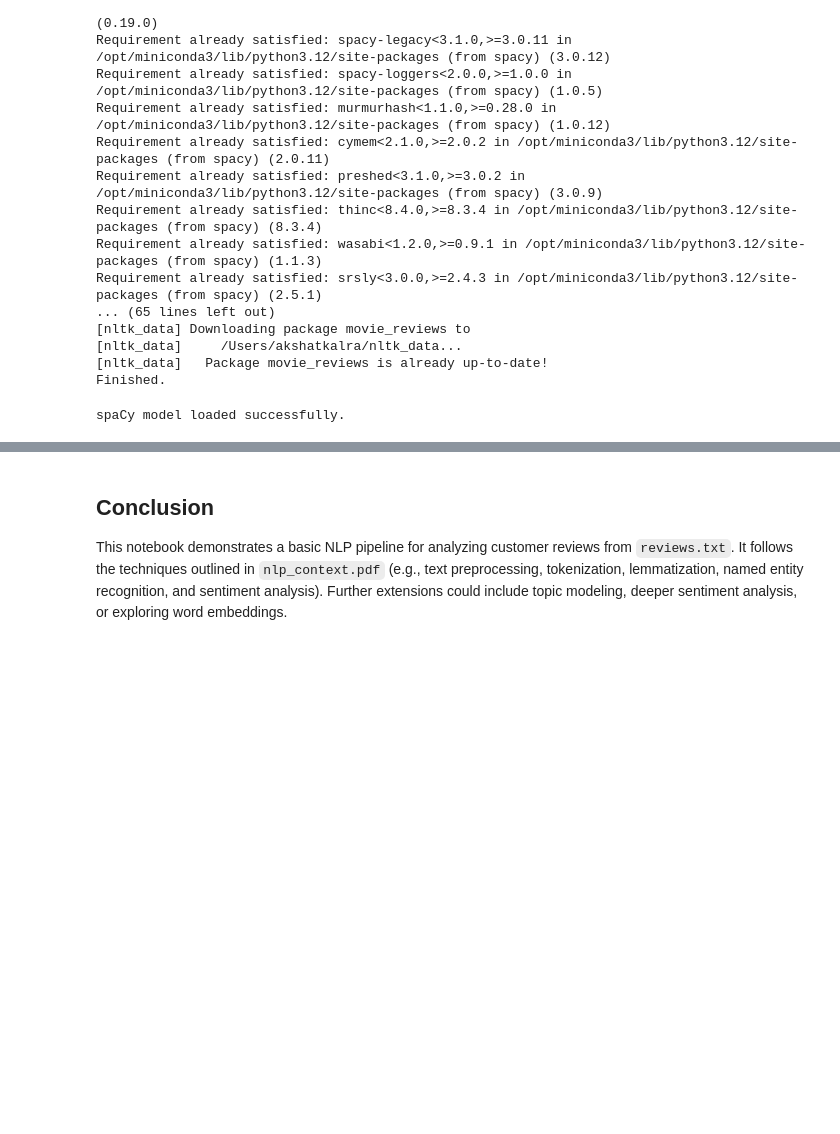
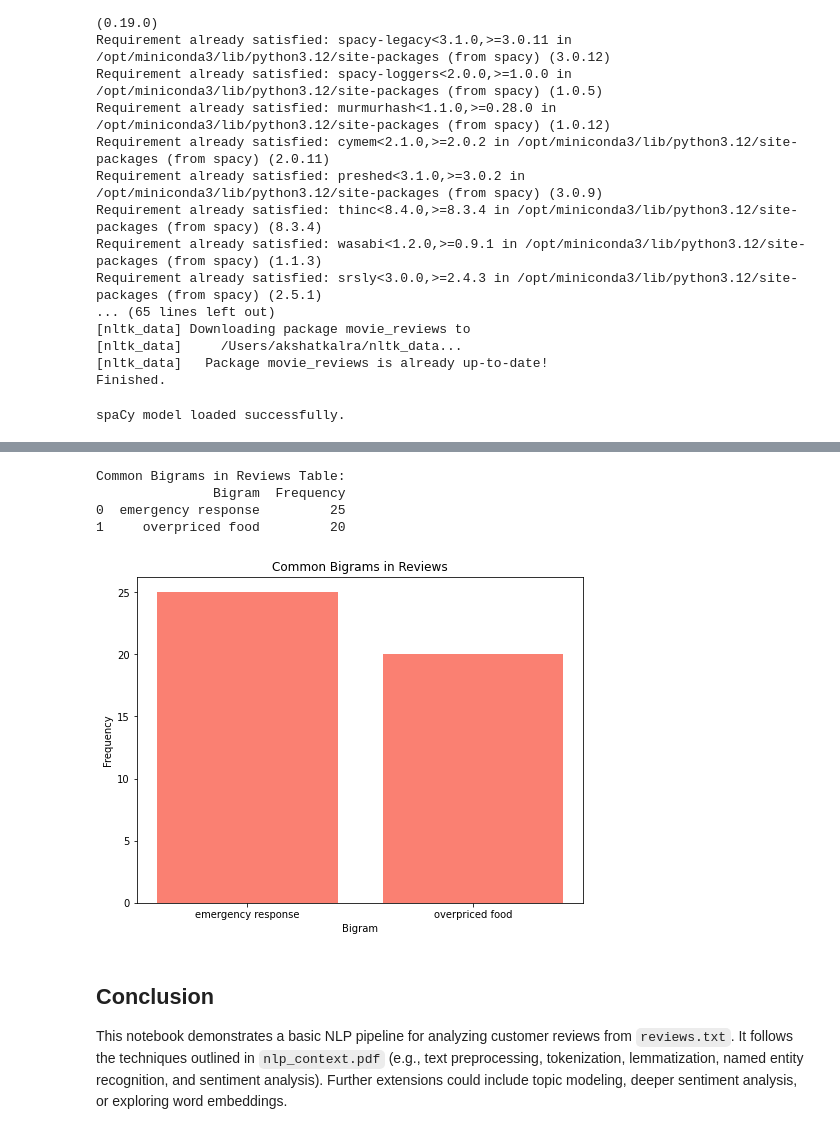
Before and after one commit to MC6527medhansh/Bolt, a Jupyter notebook: nlp_analysis.ipynb, the cells around one changed output, grey strips where cells are left out. Cells and saved outputs as stored; diff of their text form; code cells hidden in the pictures; blank space fills up the shorter version.

```diff
--- a/nlp_analysis.ipynb
+++ b/nlp_analysis.ipynb
@@ -135,3 +269,33 @@ plt.show()
+# %%
+# -------------------------------------------------------------------
+# 11. Bar Chart: Common Bigrams in Reviews
+# Data from the table:
+# Bigram               | Frequency
+# emergency response   | 25
+# overpriced food      | 20
+# -------------------------------------------------------------------
+bigrams_data = {
+    'Bigram': ['emergency response', 'overpriced food'],
+    'Frequency': [25, 20]
+}
+bigrams_df = pd.DataFrame(bigrams_data)
+
+print("\nCommon Bigrams in Reviews Table:")
+print(bigrams_df)
+
+# Bar chart for bigrams
+plt.figure(figsize=(8, 6))
+plt.bar(bigrams_df['Bigram'], bigrams_df['Frequency'], color='salmon')
+plt.title("Common Bigrams in Reviews")
+plt.xlabel("Bigram")
+plt.ylabel("Frequency")
+plt.show()
+# %% [output]
+Common Bigrams in Reviews Table:
+               Bigram  Frequency
+0  emergency response         25
+1     overpriced food         20
+[figure, added]
 # %% [markdown]
 ## Conclusion
 
```
Also changed, not shown: parts of 9 cells of this notebook.
